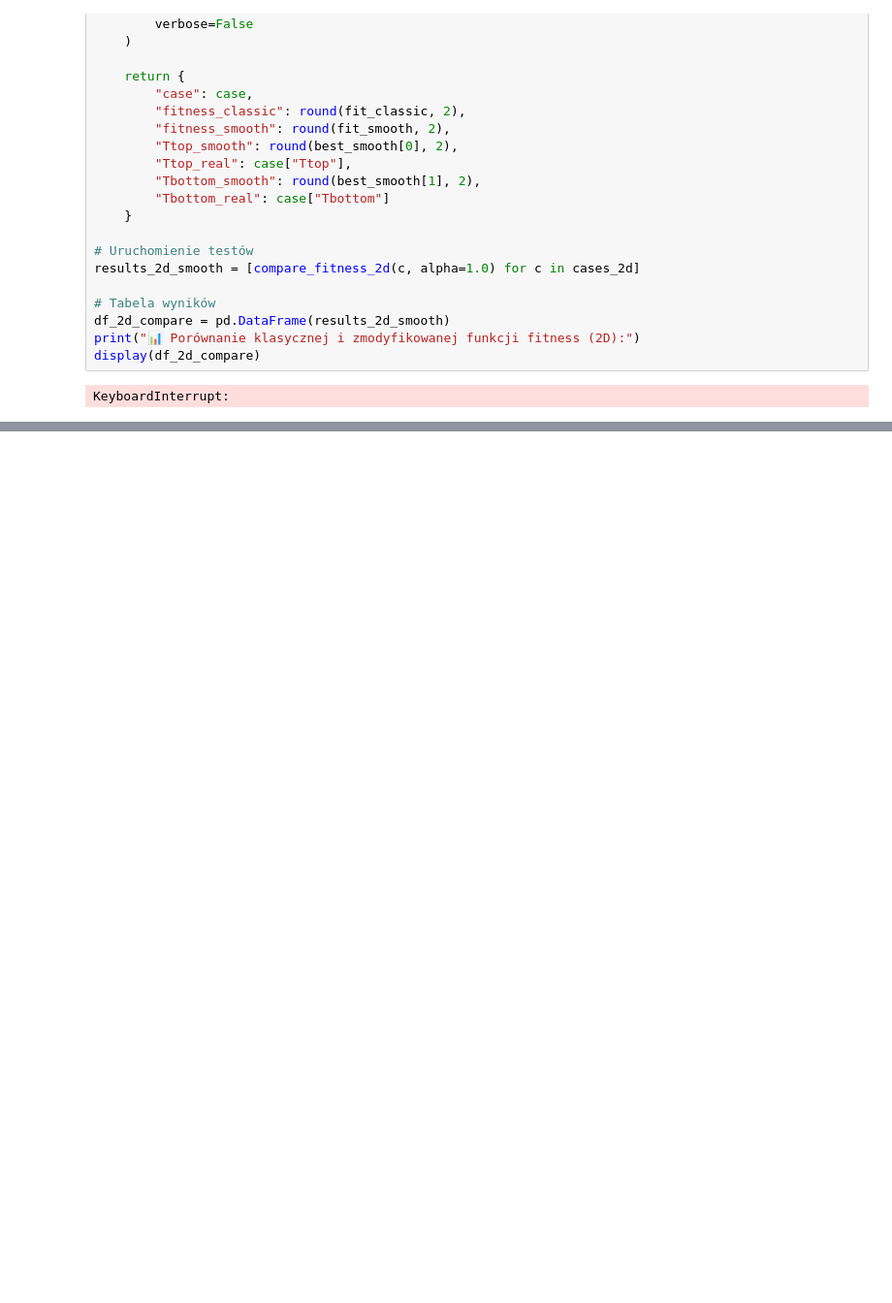
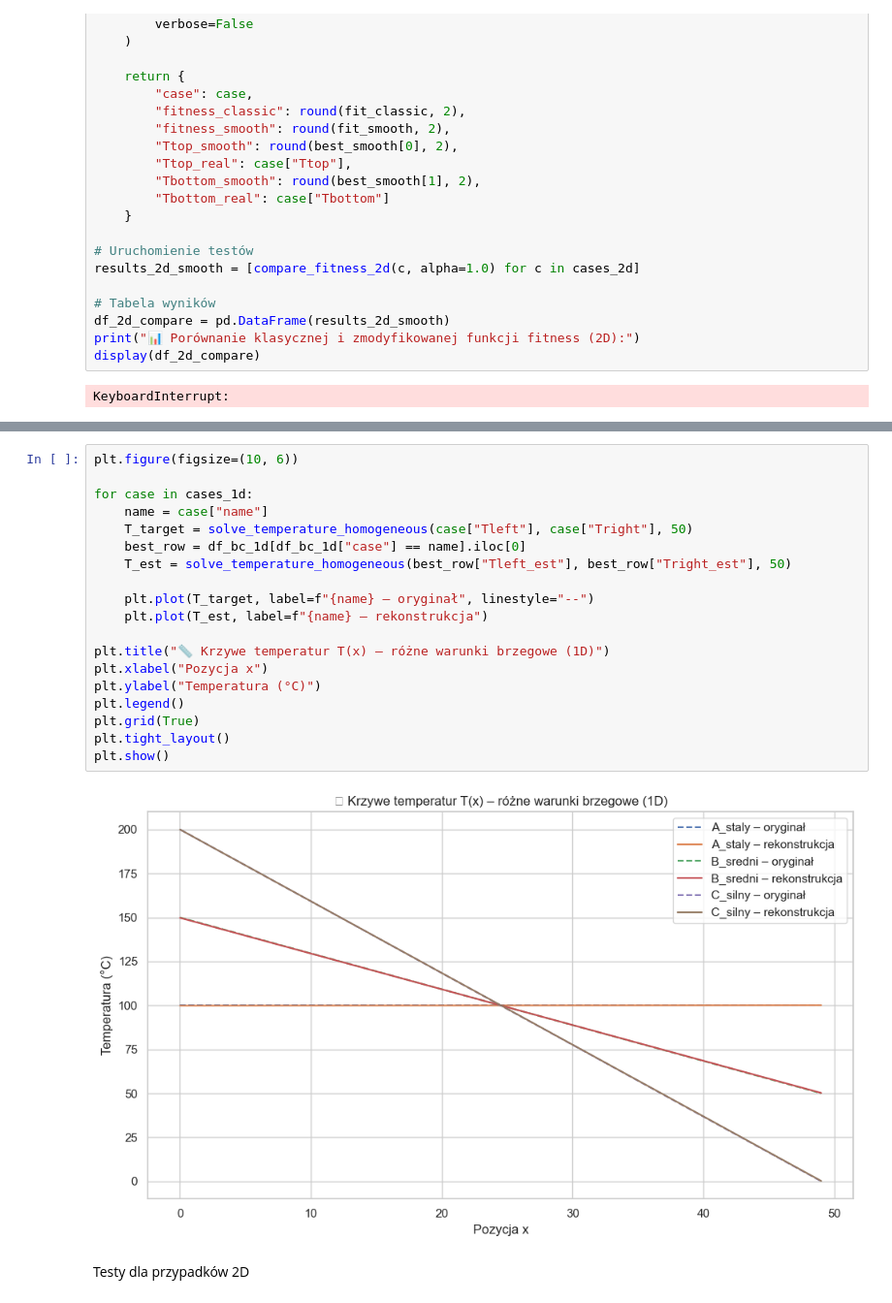
Before and after one commit to mareksigmund/Rozwi-zywanie-zada--odwrotnych, a Jupyter notebook: Lab_4/lab4.ipynb, the cells around one changed output, grey strips where cells are left out. Shown at 97% size. Drawn from its saved outputs; the diff is of its cells as text; blank space fills up the shorter version.

```diff
--- a/Lab_4/lab4.ipynb
+++ b/Lab_4/lab4.ipynb
@@ -2203,0 +2598,23 @@ KeyboardInterrupt:
+# %%
+plt.figure(figsize=(10, 6))
+
+for case in cases_1d:
+    name = case["name"]
+    T_target = solve_temperature_homogeneous(case["Tleft"], case["Tright"], 50)
+    best_row = df_bc_1d[df_bc_1d["case"] == name].iloc[0]
+    T_est = solve_temperature_homogeneous(best_row["Tleft_est"], best_row["Tright_est"], 50)
+
+    plt.plot(T_target, label=f"{name} – oryginał", linestyle="--")
+    plt.plot(T_est, label=f"{name} – rekonstrukcja")
+
+plt.title("📏 Krzywe temperatur T(x) – różne warunki brzegowe (1D)")
+plt.xlabel("Pozycja x")
+plt.ylabel("Temperatura (°C)")
+plt.legend()
+plt.grid(True)
+plt.tight_layout()
+plt.show()
+# %% [output]
+[figure, added]
+# %% [markdown]
+Testy dla przypadków 2D
```
Also changed, not shown: parts of 27 cells of this notebook.
